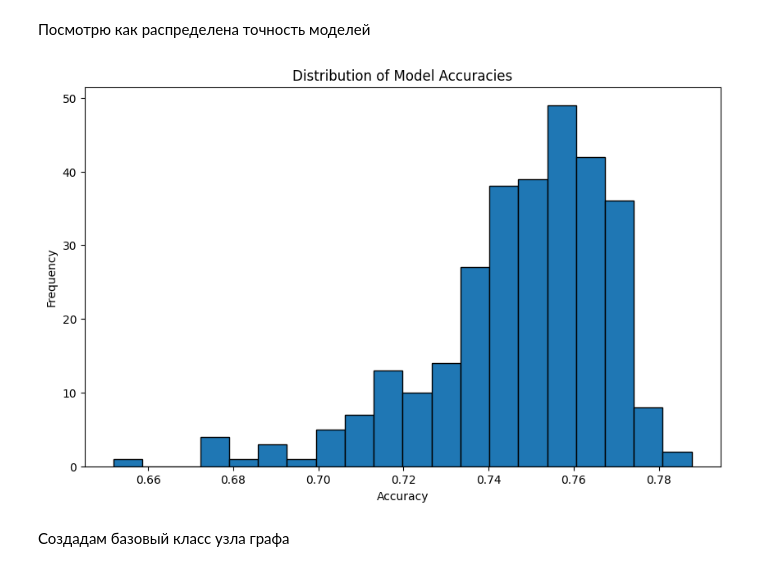
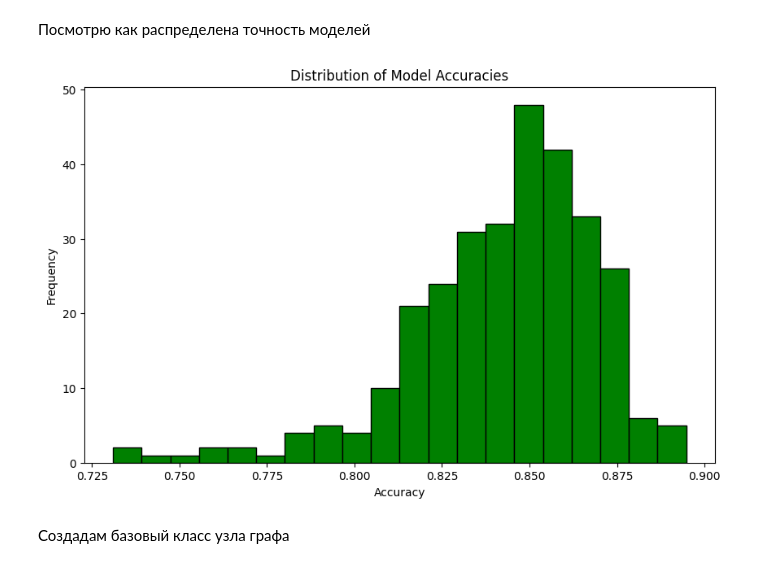
Before and after one commit to intsystems/predicator-function-for-neural-networks, a Jupyter notebook: code/GCN.ipynb, the cells around one changed output. Drawn from its saved outputs; the diff is of its cells as text; code cells hidden in the pictures.

```diff
--- a/code/GCN.ipynb
+++ b/code/GCN.ipynb
@@ -94,21 +97,21 @@ def load_json_from_directory(directory_path):
                         print(f"Error decoding JSON from file {file_path}: {e}")
     return json_data
 # %%
-models_dict = load_json_from_directory('first_dataset/')
+models_dict = load_json_from_directory('second_dataset/')
 # %% [markdown]
 Посмотрю как распределена точность моделей
 # %%
 accuracies = [model['test_accuracy'] for model in models_dict]
 
 plt.figure(figsize=(10, 6))
 
-plt.hist(accuracies, bins=20, edgecolor='black')
+plt.hist(accuracies, bins=20, edgecolor='black', color="green")
 plt.title('Distribution of Model Accuracies')
 plt.xlabel('Accuracy')
 plt.ylabel('Frequency')
 plt.show()
 # %% [output]
-[figure, old version]
+[figure, new version]
 # %%
 def extract_cells(arch_dict):
     normal_cell, reduction_cell = [], []
```
Also changed, not shown: parts of 9 cells of this notebook, 5 other files.
